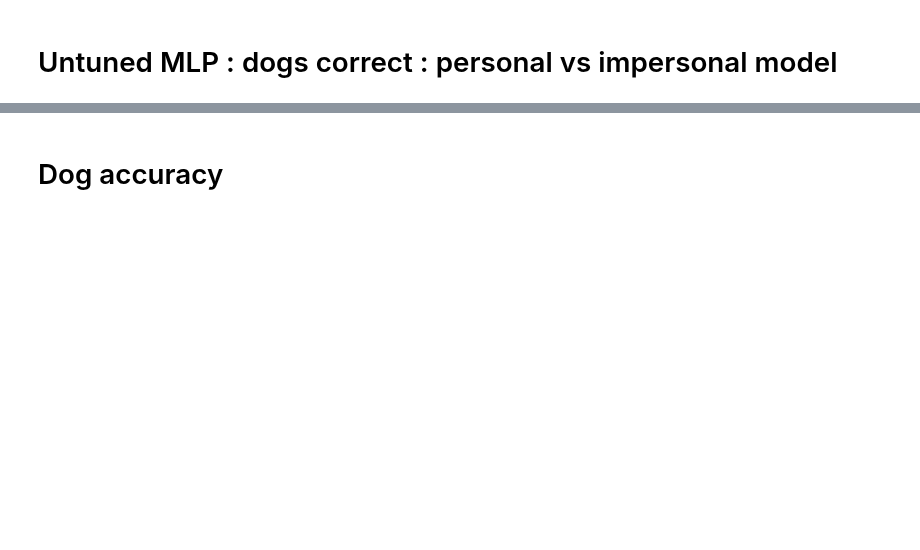
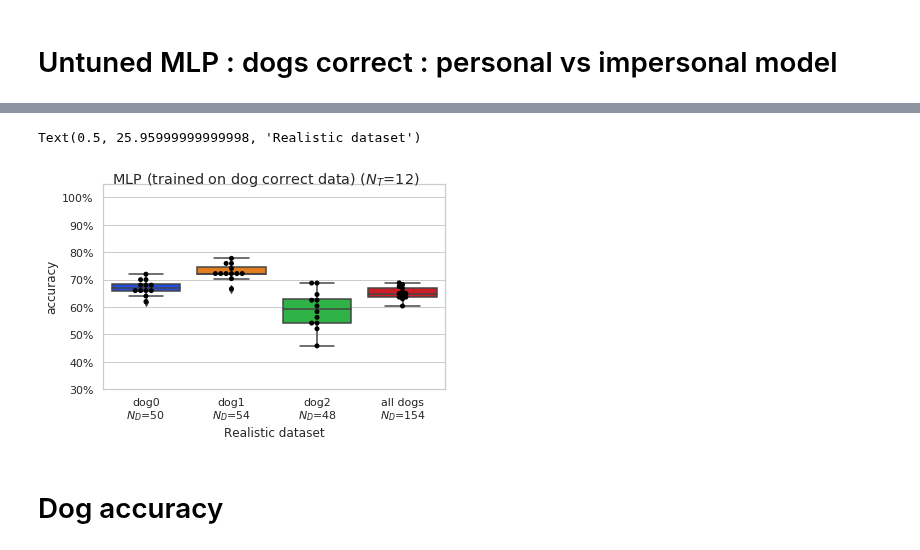
Before and after one commit to Withington/deepscent, a Jupyter notebook: notebooks/results/dis_results.ipynb, the cells around one changed output, grey strips where cells are left out. Cells and saved outputs as stored; diff of their text form; code cells hidden in the pictures; blank space fills up the shorter version.

```diff
--- a/notebooks/results/dis_results.ipynb
+++ b/notebooks/results/dis_results.ipynb
@@ -376,19 +463,23 @@ res
 # %%
 all_names = list()
 
 ND = end_test_dataset_size('private_dog0_correct_plus')
 all_names.append('dog0\n$N_D$='+str(ND))
 ND = end_test_dataset_size('private_dog1_correct_plus')
 all_names.append('dog1\n$N_D$='+str(ND))
 ND = end_test_dataset_size('private_dog2_correct_plus')
 all_names.append('dog2\n$N_D$='+str(ND))
 ND = end_test_dataset_size('private_correct_plus')
 all_names.append('all dogs\n$N_D$='+str(ND))
 
 
 title = '\tMLP (trained on dog correct data) ($N_T$='+NT+')'
-ax, plt = plot_acc(all_end_test_data, all_names, title, 'MLP_personal_realistic.png', 'accuracy')
+with sns.color_palette('bright'):
+    ax, plt = plot_acc(all_end_test_data, all_names, title, 'MLP_personal_realistic.png', 'accuracy')
 ax.set_xlabel('Realistic dataset')
+# %% [output]
+Text(0.5, 25.95999999999998, 'Realistic dataset')
+[figure, added]
 # %% [markdown]
 # Dog accuracy
 # %%
```
Also changed, not shown: parts of 17 cells of this notebook.
